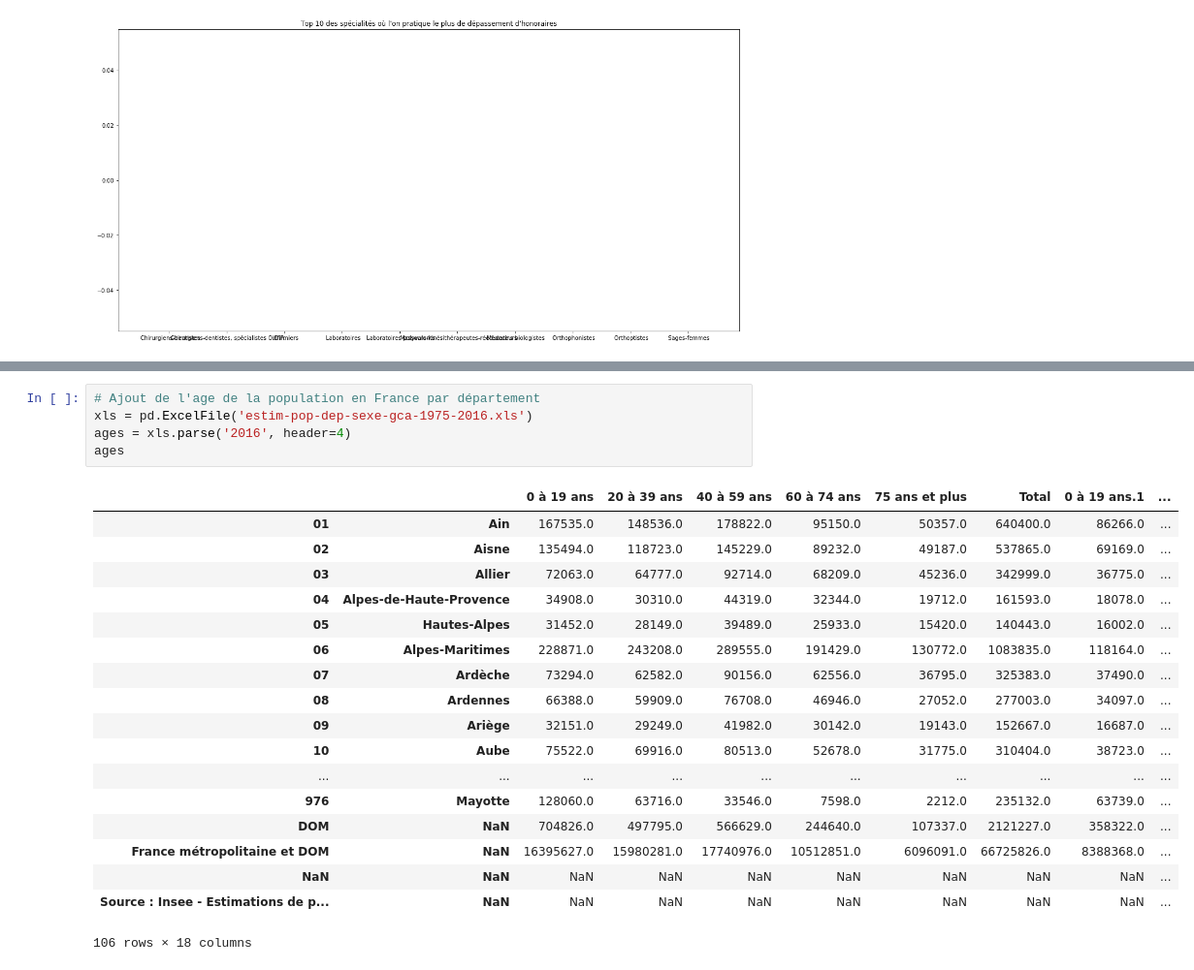
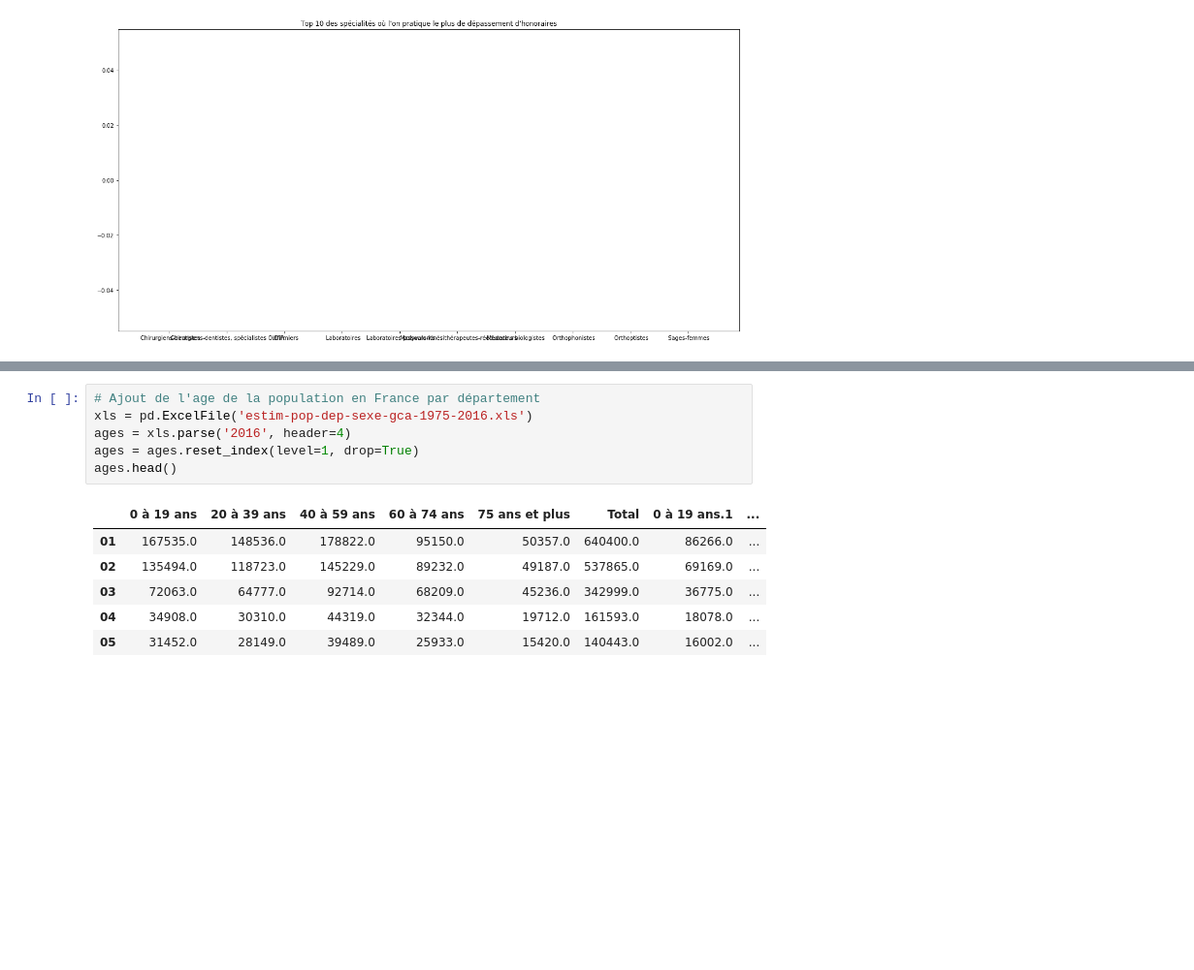
Before and after one commit to MS-BGD-2018-KIT-BIGDATA/Remi-Ferreira, a Jupyter notebook: Lesson5/Analyse_medecins.ipynb, the cells around one changed output, grey strips where cells are left out. Shown at 97% size. Cells and saved outputs as stored; diff of their text form; blank space fills up the shorter version.

```diff
--- a/Lesson5/Analyse_medecins.ipynb
+++ b/Lesson5/Analyse_medecins.ipynb
@@ -251,27 +214,16 @@ Name: DEPARTEMENT, dtype: int64
 # %%
 # Ajout de l'age de la population en France par département
 xls = pd.ExcelFile('estim-pop-dep-sexe-gca-1975-2016.xls')
 ages = xls.parse('2016', header=4)
-ages
+ages = ages.reset_index(level=1, drop=True)
+ages.head()
 # %% [output]
-|  |  | 0 à 19 ans | 20 à 39 ans | 40 à 59 ans | 60 à 74 ans | 75 ans et plus | Total | 0 à 19 ans.1 | ... |
-| 01 | Ain | 167535.0 | 148536.0 | 178822.0 | 95150.0 | 50357.0 | 640400.0 | 86266.0 | ... |
-| 02 | Aisne | 135494.0 | 118723.0 | 145229.0 | 89232.0 | 49187.0 | 537865.0 | 69169.0 | ... |
-| 03 | Allier | 72063.0 | 64777.0 | 92714.0 | 68209.0 | 45236.0 | 342999.0 | 36775.0 | ... |
-| 04 | Alpes-de-Haute-Provence | 34908.0 | 30310.0 | 44319.0 | 32344.0 | 19712.0 | 161593.0 | 18078.0 | ... |
-| 05 | Hautes-Alpes | 31452.0 | 28149.0 | 39489.0 | 25933.0 | 15420.0 | 140443.0 | 16002.0 | ... |
-| 06 | Alpes-Maritimes | 228871.0 | 243208.0 | 289555.0 | 191429.0 | 130772.0 | 1083835.0 | 118164.0 | ... |
-| 07 | Ardèche | 73294.0 | 62582.0 | 90156.0 | 62556.0 | 36795.0 | 325383.0 | 37490.0 | ... |
-| 08 | Ardennes | 66388.0 | 59909.0 | 76708.0 | 46946.0 | 27052.0 | 277003.0 | 34097.0 | ... |
-| 09 | Ariège | 32151.0 | 29249.0 | 41982.0 | 30142.0 | 19143.0 | 152667.0 | 16687.0 | ... |
-| 10 | Aube | 75522.0 | 69916.0 | 80513.0 | 52678.0 | 31775.0 | 310404.0 | 38723.0 | ... |
-| ... | ... | ... | ... | ... | ... | ... | ... | ... | ... |
-| 976 | Mayotte | 128060.0 | 63716.0 | 33546.0 | 7598.0 | 2212.0 | 235132.0 | 63739.0 | ... |
-| DOM | NaN | 704826.0 | 497795.0 | 566629.0 | 244640.0 | 107337.0 | 2121227.0 | 358322.0 | ... |
-| France métropolitaine et DOM | NaN | 16395627.0 | 15980281.0 | 17740976.0 | 10512851.0 | 6096091.0 | 66725826.0 | 8388368.0 | ... |
-| NaN | NaN | NaN | NaN | NaN | NaN | NaN | NaN | NaN | ... |
-| Source : Insee - Estimations de p... | NaN | NaN | NaN | NaN | NaN | NaN | NaN | NaN | ... |
+|  | 0 à 19 ans | 20 à 39 ans | 40 à 59 ans | 60 à 74 ans | 75 ans et plus | Total | 0 à 19 ans.1 | ... |
+| 01 | 167535.0 | 148536.0 | 178822.0 | 95150.0 | 50357.0 | 640400.0 | 86266.0 | ... |
+| 02 | 135494.0 | 118723.0 | 145229.0 | 89232.0 | 49187.0 | 537865.0 | 69169.0 | ... |
+| 03 | 72063.0 | 64777.0 | 92714.0 | 68209.0 | 45236.0 | 342999.0 | 36775.0 | ... |
+| 04 | 34908.0 | 30310.0 | 44319.0 | 32344.0 | 19712.0 | 161593.0 | 18078.0 | ... |
+| 05 | 31452.0 | 28149.0 | 39489.0 | 25933.0 | 15420.0 | 140443.0 | 16002.0 | ... |
-106 rows × 18 columns
 # %%
 #Les colonnes sont en doubles car les Hommes et les Femmes sont séparés.
 # Ils sont dans les colonnes en .1 et .2 le reste est la somme des 2.
```
Also changed, not shown: parts of 14 cells of this notebook.
